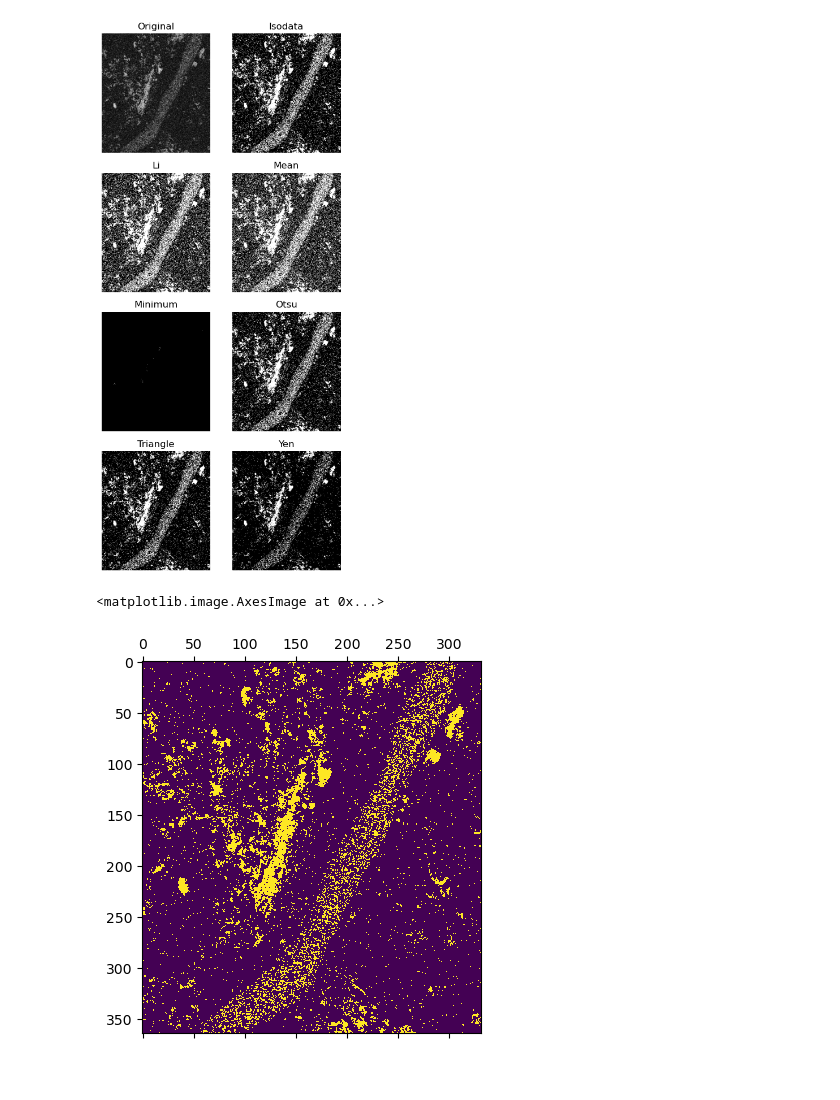
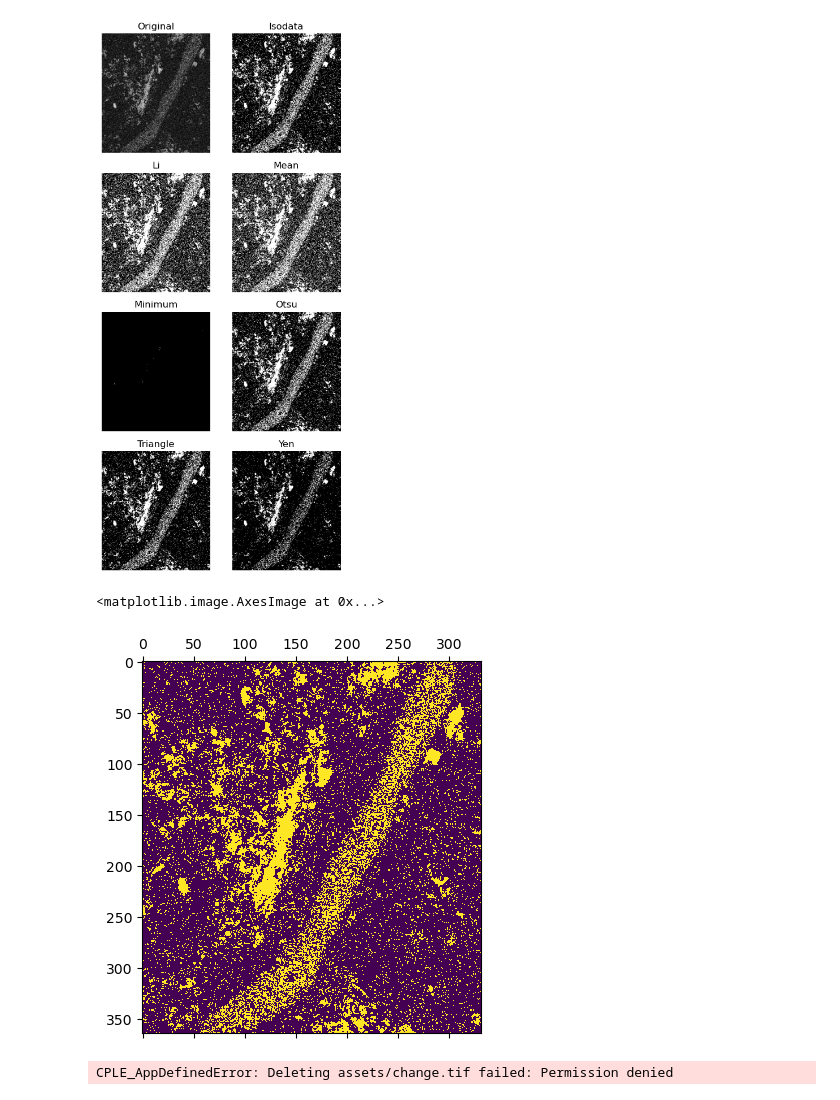
Before and after one commit to jotasaraiva/specs, a Jupyter notebook: report.ipynb, the cells around one changed output. Saved outputs shown, nothing was run; the diff lists cells and outputs as text; code cells hidden in the pictures.

```diff
--- a/report.ipynb
+++ b/report.ipynb
@@ -234,13 +233,29 @@ try_all_threshold(R, figsize=(5, 10), verbose=False)
         <Axes: title={'center': 'Yen'}>], dtype=object))
 [figure]
 # %%
-threshold = threshold_yen(R)
+threshold = threshold_otsu(R)
 binary = R > threshold
+binary = binary.astype(int)
 
 plt.matshow(binary)
 # %% [output]
 <matplotlib.image.AxesImage at 0x...>
-[figure, old version]
+[figure, new version]
+# %%
+with rasterio.open(
+    'assets/change.tif',
+    'w',
+    driver='GTiff',
+    height=binary.shape[0],
+    width=binary.shape[1],
+    count=1,
+    dtype=binary.dtype,
+    crs='+proj=latlong',
+    transform=I_image.transform,
+) as dst:
+    dst.write(binary, 1)
+# %% [output]
+CPLE_AppDefinedError: Deleting assets/change.tif failed: Permission denied
 # %%
 change = gpd.read_file("shp/Change.shp")
 nonchange = gpd.read_file("shp/NonChange.shp")
```
Also changed, not shown: parts of 10 cells of this notebook, 1 other file.
